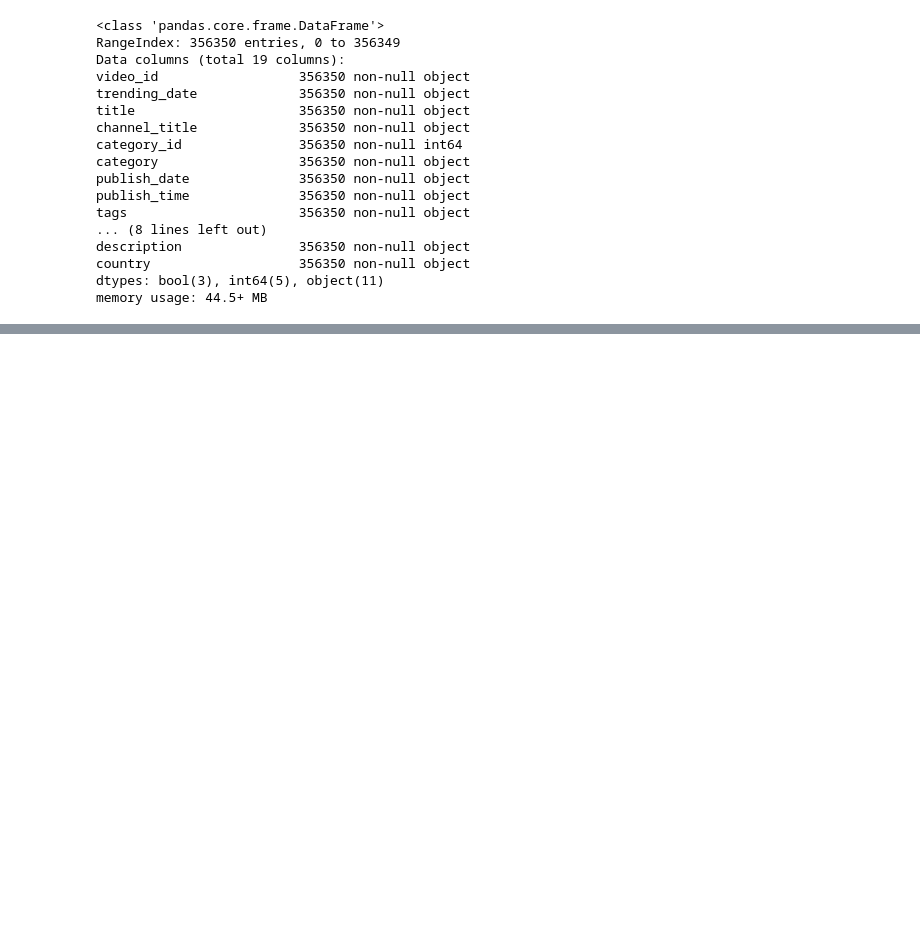
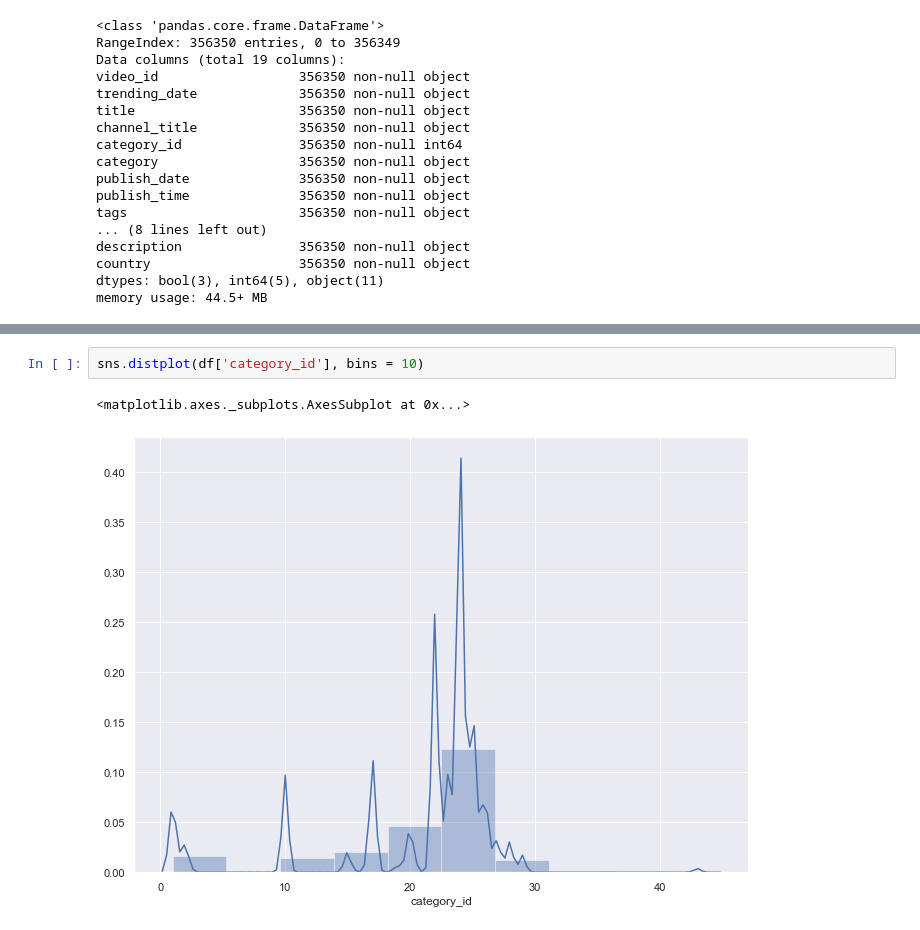
Before and after one commit to Carlene/youtube_trending, a Jupyter notebook: youtube_project.ipynb, the cells around one changed output, grey strips where cells are left out. Saved outputs shown, nothing was run; the diff lists cells and outputs as text; blank space fills up the shorter version.

```diff
--- a/youtube_project.ipynb
+++ b/youtube_project.ipynb
@@ -47,0 +58,5 @@ memory usage: 44.5+ MB
+# %%
+sns.distplot(df['category_id'], bins = 10)
+# %% [output]
+<matplotlib.axes._subplots.AxesSubplot at 0x...>
+[figure, added]
```
Also changed, not shown: parts of 4 cells of this notebook.
